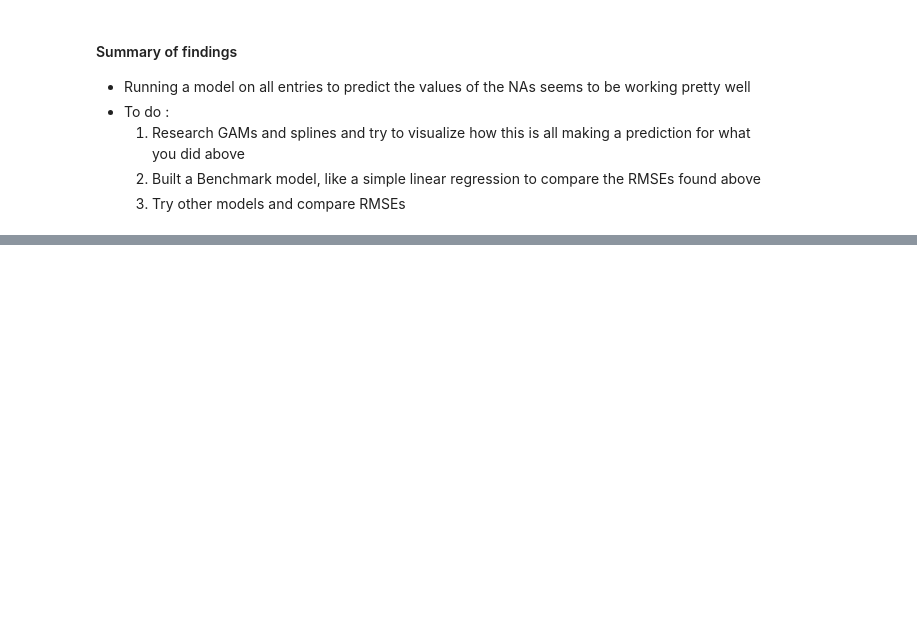
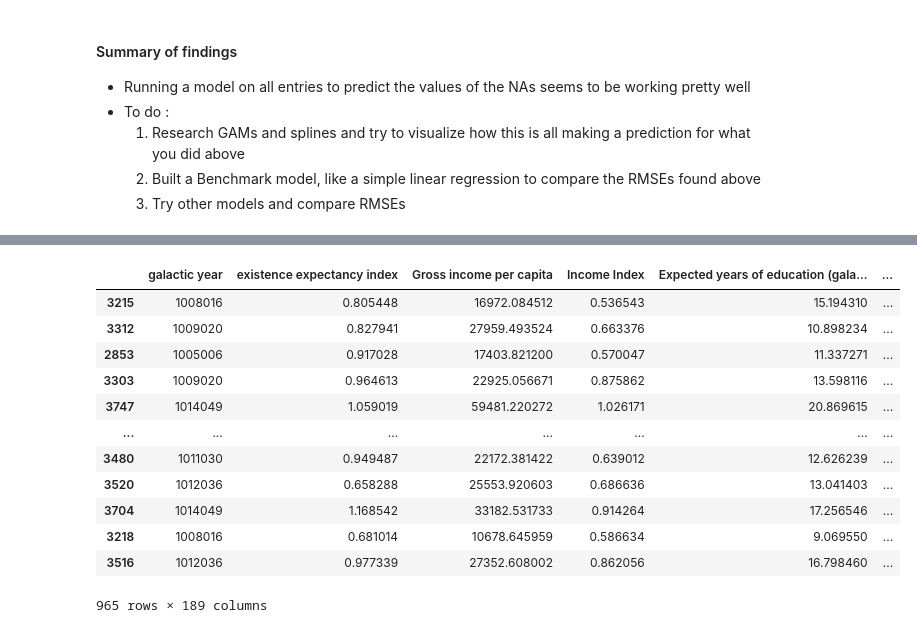
Before and after one commit to AzizMosbah/HappinessForecast, a Jupyter notebook: Draft.ipynb, the cells around one changed output, grey strips where cells are left out. Cells and saved outputs as stored; diff of their text form; code cells hidden in the pictures; blank space fills up the shorter version.

```diff
--- a/Draft.ipynb
+++ b/Draft.ipynb
@@ -1136,0 +659,24 @@ for TARGET in df_predicted.columns[11:]:
+# %%
+df_reg_2 = df_1.copy()
+df_predicted = df_1.copy()
+
+galaxy_to_int = dict((i,g) for g,i in enumerate(df_predicted.galaxy.unique()))
+df_predicted.galaxy = [galaxy_to_int[i] for i in df_predicted.galaxy]
+RMSE_list = []
+
+for TARGET in df_predicted.columns[11:]:
+    df_predictors = df_predicted.loc[:, ['galaxy','galactic year','existence expectancy index', 'Gross income per capita',
+       'Income Index', 'Expected years of education (galactic years)',
+       'Mean years of education (galactic years)',
+       'Intergalactic Development Index (IDI), Rank', TARGET]]
+
+    df_predictors = df_predictors.dropna()
+
+    X_train, X_test, y_train, y_test = train_test_split(df_predictors, df_predictors[TARGET], test_size=0.33, random_state=42)
+
+    gam = LinearGAM(s(0, dtype ='categorical', by = 1) + s(1)+ s(2) + s(3) + s(4) + s(5) + s(6)).fit(X_train, y_train)
+    print('RMSE for {0}: {1}'.format(TARGET,sqrt(mean_squared_error(y_test, gam.predict(X_test)))))
+    RMSE_list.append(sqrt(mean_squared_error(y_test, gam.predict(X_test))))
+
+
+RMSE_df['GAM_hot_encoded_spline_galaxy_without_factor'] = RMSE_list
@@ -1136,0 +701,16 @@ for TARGET in df_predicted.columns[11:]:
+# %%
+X_train
+# %% [output]
+|  | galactic year | existence expectancy index | Gross income per capita | Income Index | Expected years of education (gala... | ... |
+| 3215 | 1008016 | 0.805448 | 16972.084512 | 0.536543 | 15.194310 | ... |
+| 3312 | 1009020 | 0.827941 | 27959.493524 | 0.663376 | 10.898234 | ... |
+| 2853 | 1005006 | 0.917028 | 17403.821200 | 0.570047 | 11.337271 | ... |
+| 3303 | 1009020 | 0.964613 | 22925.056671 | 0.875862 | 13.598116 | ... |
+| 3747 | 1014049 | 1.059019 | 59481.220272 | 1.026171 | 20.869615 | ... |
+| ... | ... | ... | ... | ... | ... | ... |
+| 3480 | 1011030 | 0.949487 | 22172.381422 | 0.639012 | 12.626239 | ... |
+| 3520 | 1012036 | 0.658288 | 25553.920603 | 0.686636 | 13.041403 | ... |
+| 3704 | 1014049 | 1.168542 | 33182.531733 | 0.914264 | 17.256546 | ... |
+| 3218 | 1008016 | 0.681014 | 10678.645959 | 0.586634 | 9.069550 | ... |
+| 3516 | 1012036 | 0.977339 | 27352.608002 | 0.862056 | 16.798460 | ... |
+965 rows × 189 columns
```
Also changed, not shown: parts of 15 cells of this notebook.
